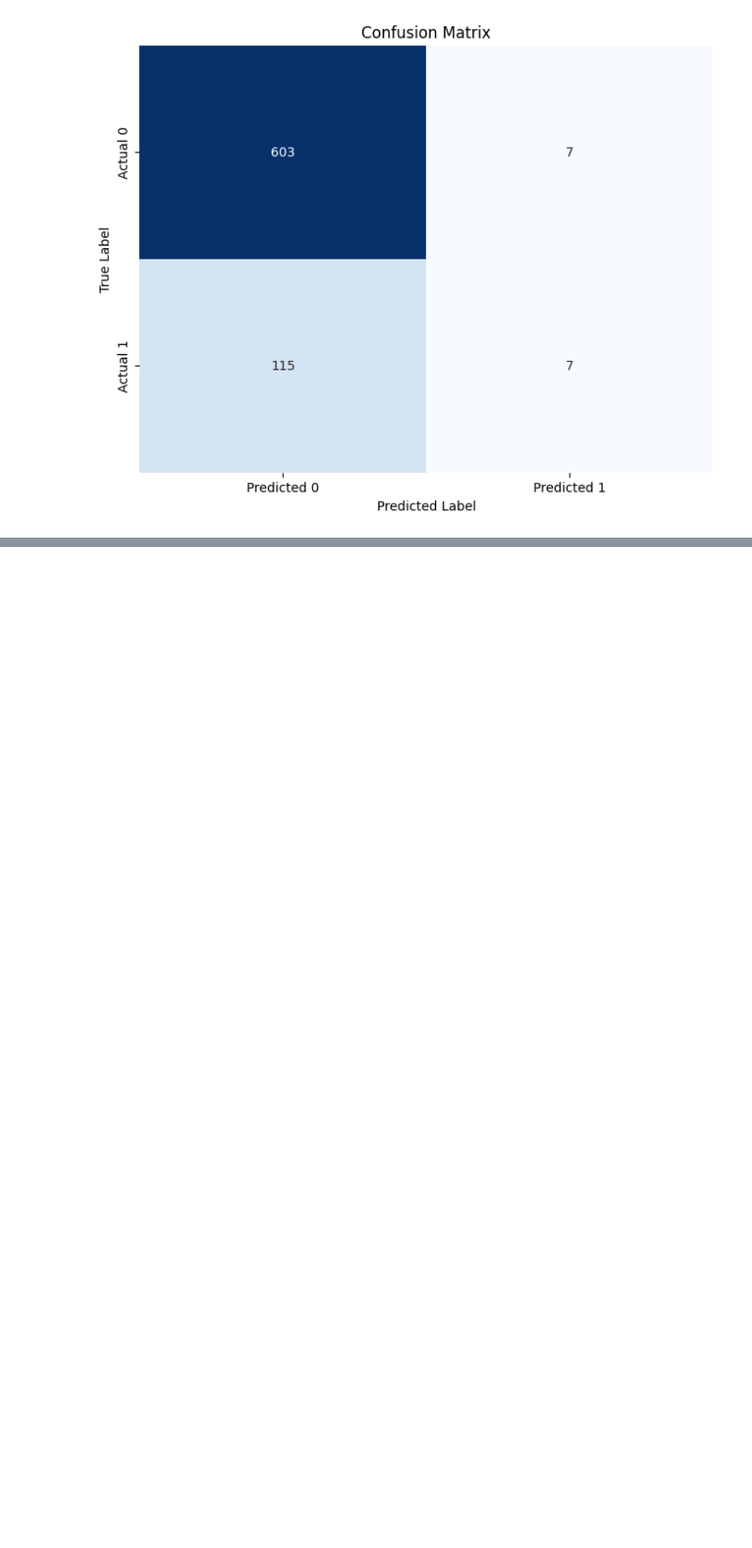
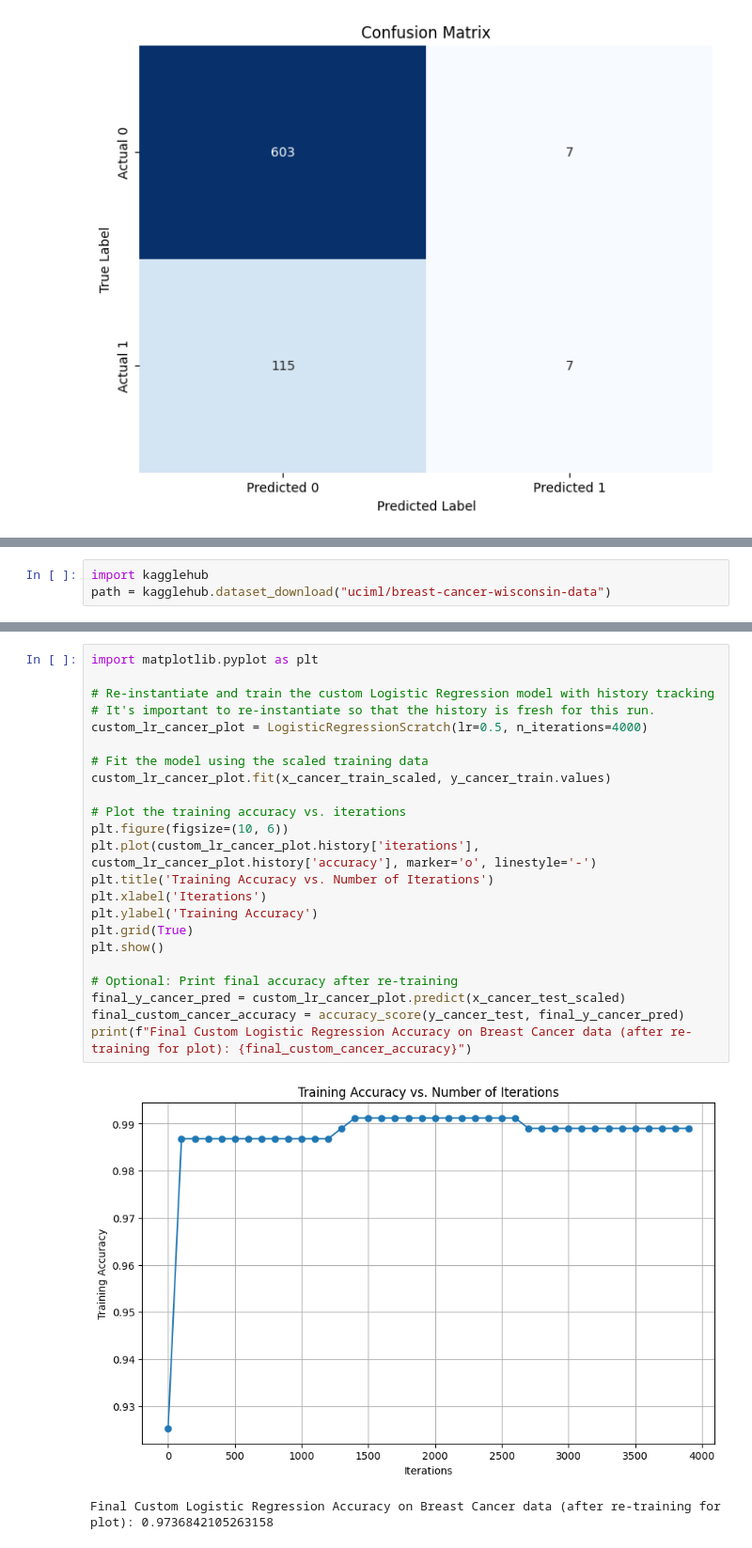
Before and after one commit to saim9211/Machine-Learning-Stuff, a Jupyter notebook: logistic_regression.ipynb, the cells around one changed output, grey strips where cells are left out. Shown at 94% size. Cells and saved outputs as stored; diff of their text form; blank space fills up the shorter version.

```diff
--- a/logistic_regression.ipynb
+++ b/logistic_regression.ipynb
@@ -173,0 +221,3 @@ plt.show()
+# %%
+import kagglehub
+path = kagglehub.dataset_download("uciml/breast-cancer-wisconsin-data")
@@ -173,0 +336,26 @@ plt.show()
+# %%
+import matplotlib.pyplot as plt
+
+# Re-instantiate and train the custom Logistic Regression model with history tracking
+# It's important to re-instantiate so that the history is fresh for this run.
+custom_lr_cancer_plot = LogisticRegressionScratch(lr=0.5, n_iterations=4000)
+
+# Fit the model using the scaled training data
+custom_lr_cancer_plot.fit(x_cancer_train_scaled, y_cancer_train.values)
+
+# Plot the training accuracy vs. iterations
+plt.figure(figsize=(10, 6))
+plt.plot(custom_lr_cancer_plot.history['iterations'], custom_lr_cancer_plot.history['accuracy'], marker='o', linestyle='-')
+plt.title('Training Accuracy vs. Number of Iterations')
+plt.xlabel('Iterations')
+plt.ylabel('Training Accuracy')
+plt.grid(True)
+plt.show()
+
+# Optional: Print final accuracy after re-training
+final_y_cancer_pred = custom_lr_cancer_plot.predict(x_cancer_test_scaled)
+final_custom_cancer_accuracy = accuracy_score(y_cancer_test, final_y_cancer_pred)
+print(f"Final Custom Logistic Regression Accuracy on Breast Cancer data (after re-training for plot): {final_custom_cancer_accuracy}")
+# %% [output]
+[figure, added]
+Final Custom Logistic Regression Accuracy on Breast Cancer data (after re-training for plot): 0.9736842105263158
```
Also changed, not shown: parts of 10 cells of this notebook.
